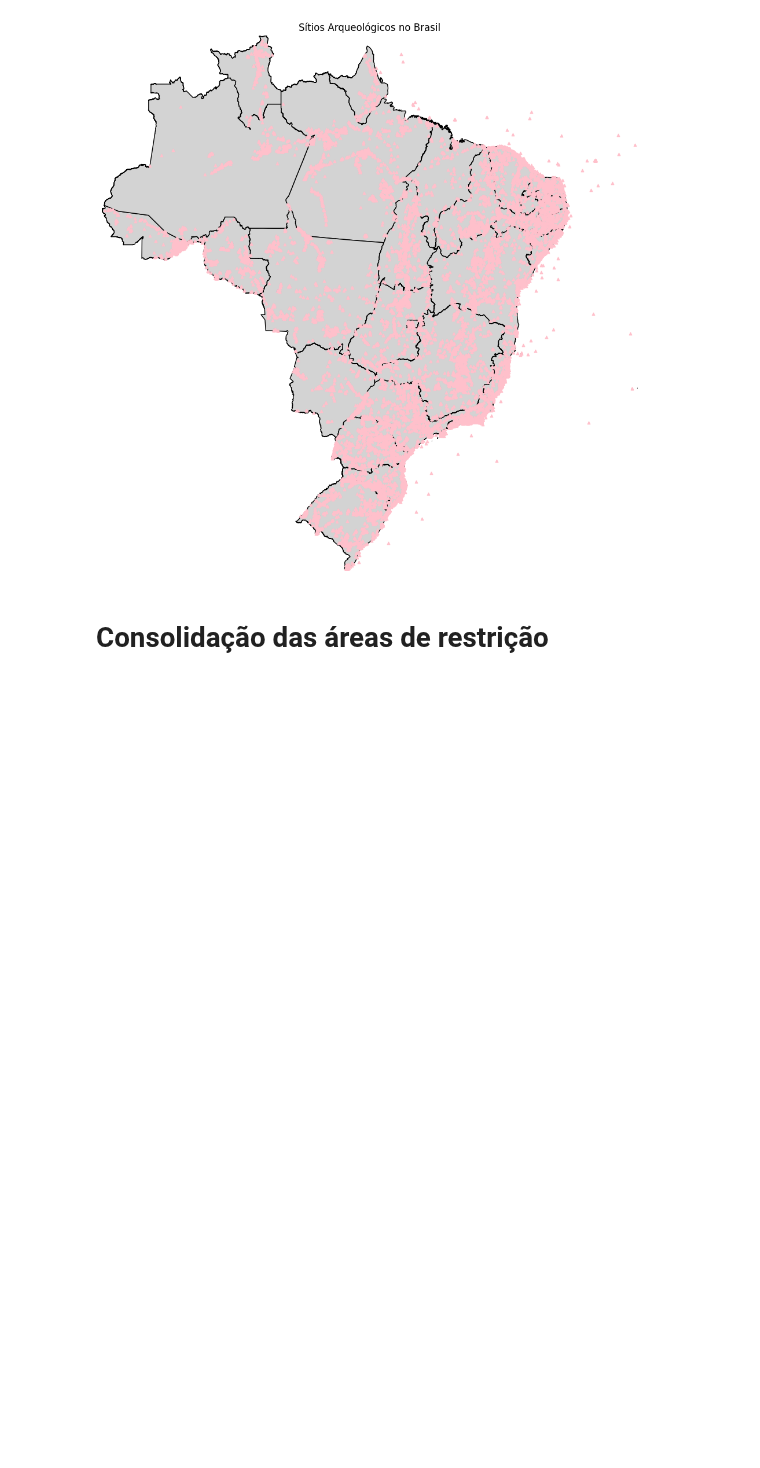
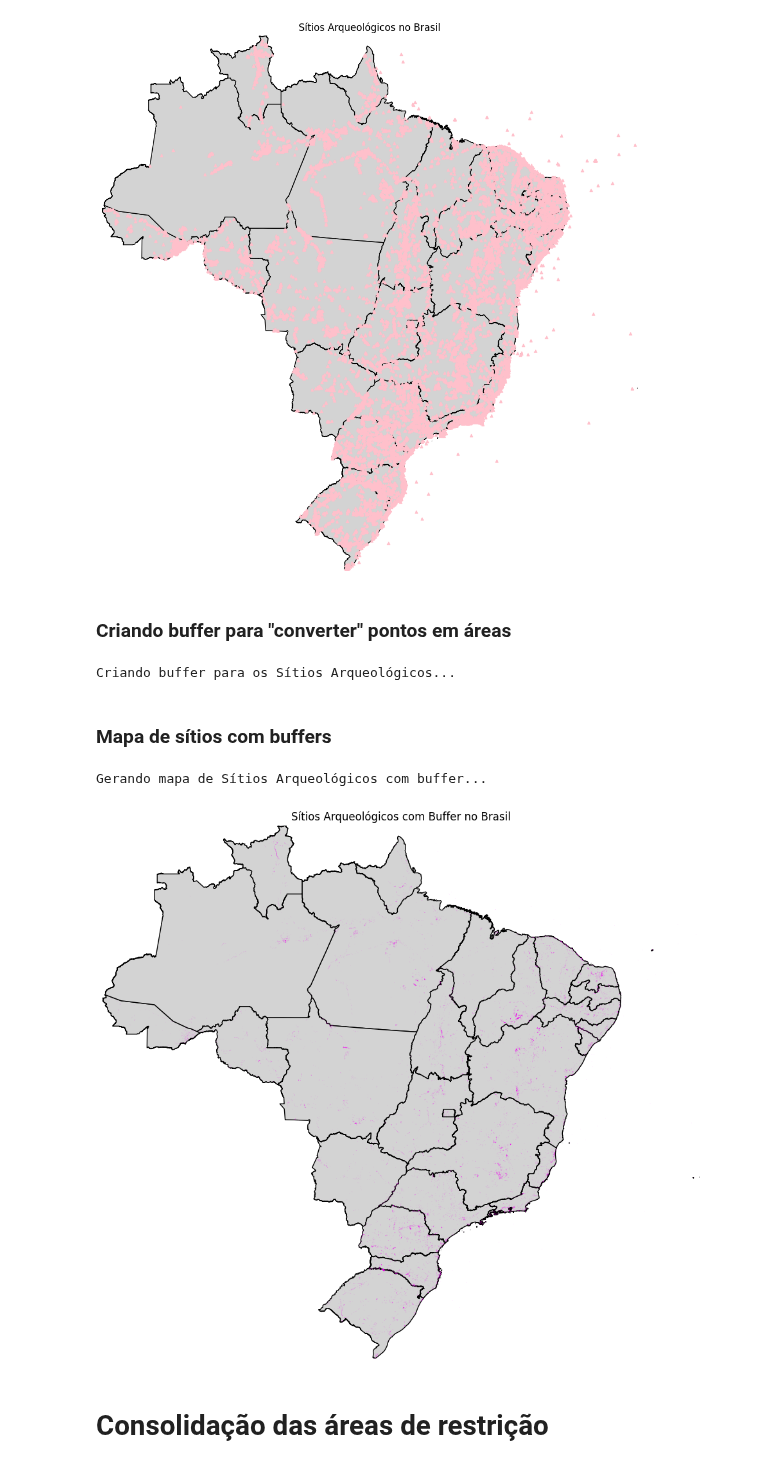
Before and after one commit to JPMartinsF/analise-geografica-energia-solar-brasil, a Jupyter notebook: notebooks/03-analise-restricoes.ipynb, the cells around one changed output. Drawn from its saved outputs; the diff is of its cells as text; code cells hidden in the pictures; blank space fills up the shorter version.

```diff
--- a/notebooks/03-analise-restricoes.ipynb
+++ b/notebooks/03-analise-restricoes.ipynb
@@ -300,5 +300,33 @@ plt.show()
 # %% [output]
 Gerando mapa de Sítios Arqueológicos...
 [figure]
+# %% [markdown]
+### Criando buffer para "converter" pontos em áreas
+# %%
+print("Criando buffer para os Sítios Arqueológicos...")
+sitios_proj = sitios_gdf.to_crs(epsg=31983)
+buffer_sitios = sitios_proj.buffer(1000).to_crs(epsg=4674)
+# %% [output]
+Criando buffer para os Sítios Arqueológicos...
+# %% [markdown]
+### Mapa de sítios com buffers
+# %%
+print("\nGerando mapa de Sítios Arqueológicos com buffer...")
+fig, ax = plt.subplots(figsize=(12, 12))
+
+minx, miny, maxx, maxy = states_gdf.total_bounds
+ax.set_xlim(minx, maxx)
+ax.set_ylim(miny, maxy)
+
+states_gdf.plot(ax=ax, color='lightgray', edgecolor='black')
+buffer_sitios.plot(ax=ax, color='magenta', alpha=0.5)
+# sitios_gdf.plot(ax=ax, color='pink', marker='^', markersize=10)
+
+ax.set_title('Sítios Arqueológicos com Buffer no Brasil')
+ax.set_axis_off()
+plt.show()
+# %% [output]
+Gerando mapa de Sítios Arqueológicos com buffer...
+[figure, added]
 # %% [markdown]
 # Consolidação das áreas de restrição
```
Also changed, not shown: parts of 4 cells of this notebook, 1 other file.
